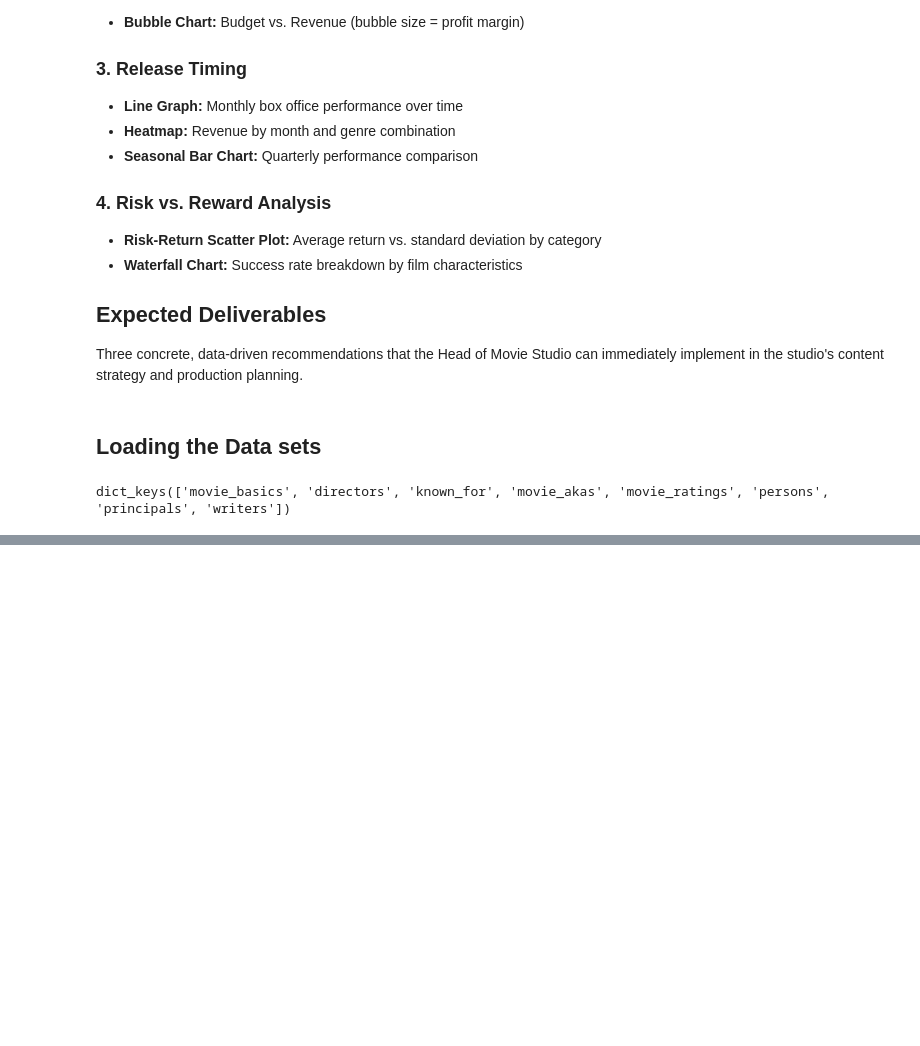
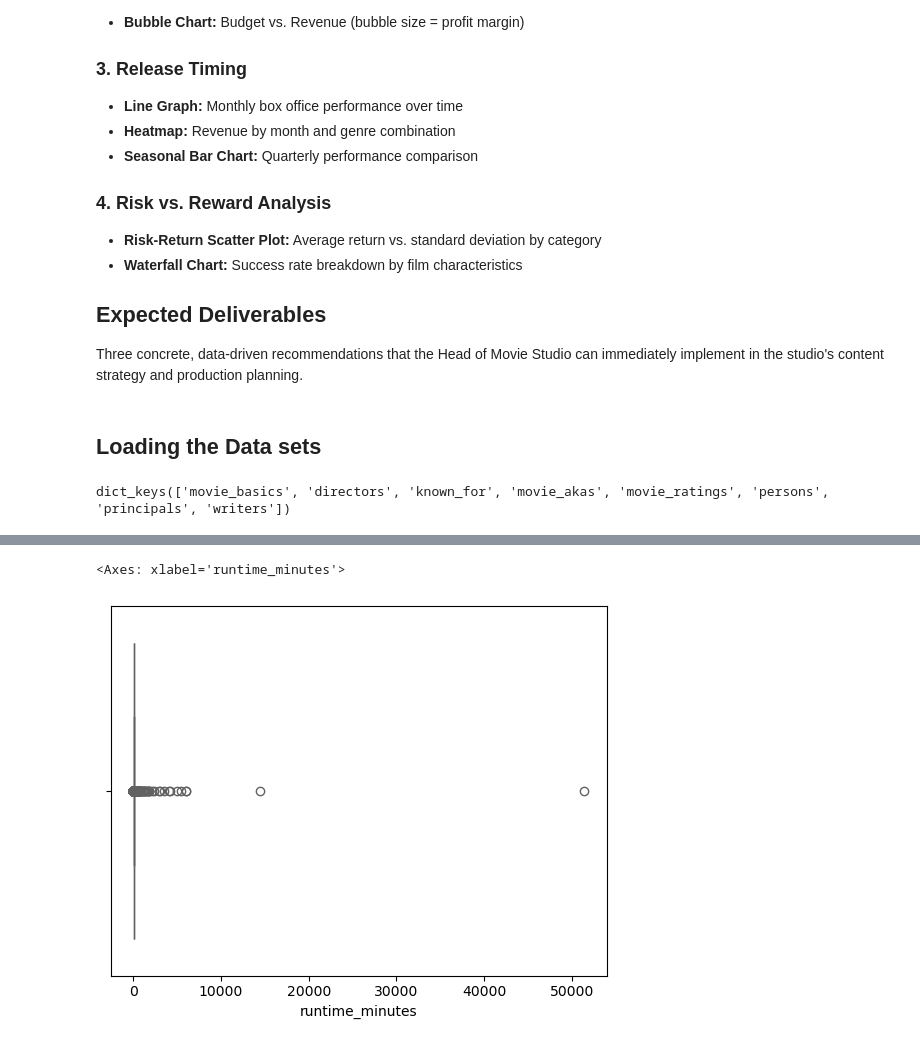
Before and after one commit to Arasirwa/stunning-computing-machine, a Jupyter notebook: notebooks/exploratory.ipynb, the cells around one changed output, grey strips where cells are left out. Saved outputs shown, nothing was run; the diff lists cells and outputs as text; code cells hidden in the pictures; blank space fills up the shorter version.

```diff
--- a/notebooks/exploratory.ipynb
+++ b/notebooks/exploratory.ipynb
@@ -124,0 +192,5 @@ tn_budget = pd.read_csv("../Data/tn.movie_budgets.csv")
+# %%
+sns.boxplot(x= movie_basics_cp['runtime_minutes'], color='tomato')
+# %% [output]
+<Axes: xlabel='runtime_minutes'>
+[figure, added]
```
Also changed, not shown: parts of 12 cells of this notebook.
